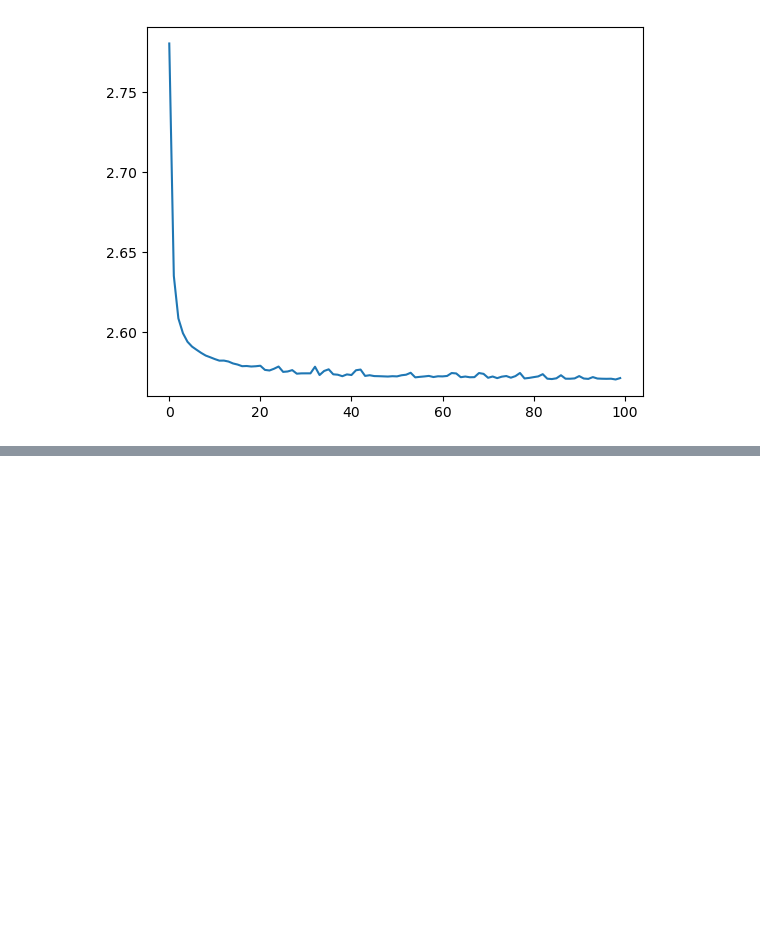
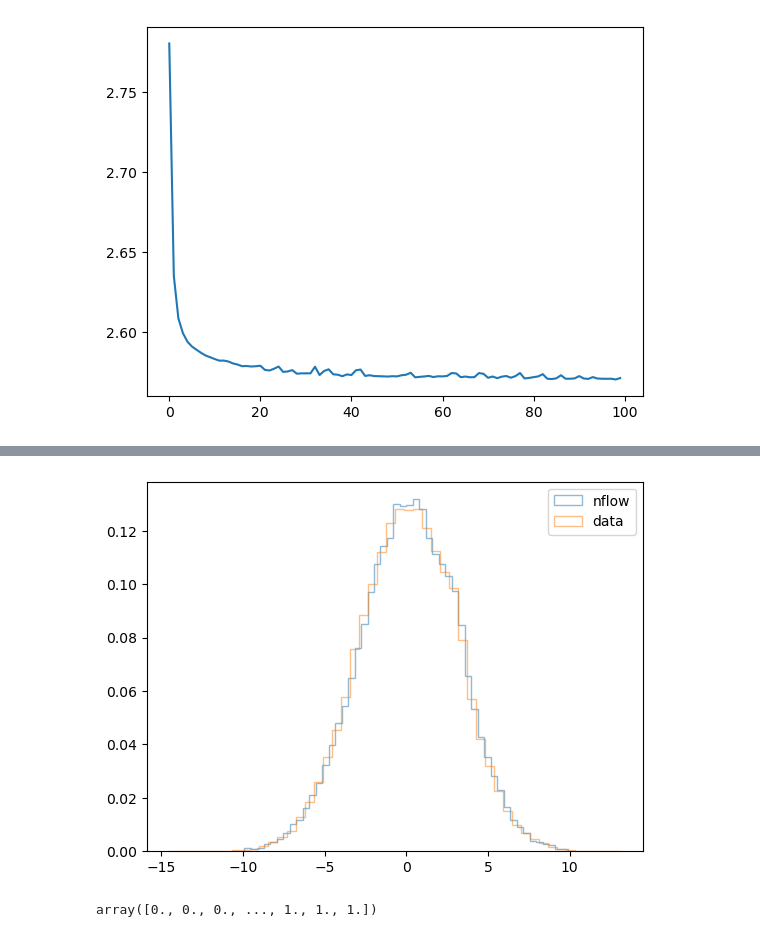
Before and after one commit to rd804/R-ANODE, a Jupyter notebook: notebooks/nflows_gaussian_mixture.ipynb, the cells around one changed output, grey strips where cells are left out. Drawn from its saved outputs; the diff is of its cells as text; code cells hidden in the pictures; blank space fills up the shorter version.

```diff
--- a/notebooks/nflows_gaussian_mixture.ipynb
+++ b/notebooks/nflows_gaussian_mixture.ipynb
@@ -204,0 +238,12 @@ plt.show()
+# %%
+model_SR.eval()
+with torch.no_grad():
+    samples=model_SR.sample(100000)
+samples=samples.cpu().detach().numpy().reshape((-1))
+
+_=plt.hist(samples,bins=50, density=True, alpha=0.5, histtype='step', label='nflow')
+_=plt.hist(x_val,bins=50, density=True, alpha=0.5, histtype='step', label='data')
+plt.legend(loc='upper right')
+plt.show()
+# %% [output]
+[figure, added]
@@ -204,0 +272,4 @@ plt.show()
+# %%
+label_test
+# %% [output]
+array([0., 0., 0., ..., 1., 1., 1.])
```
Also changed, not shown: parts of 8 cells of this notebook.
